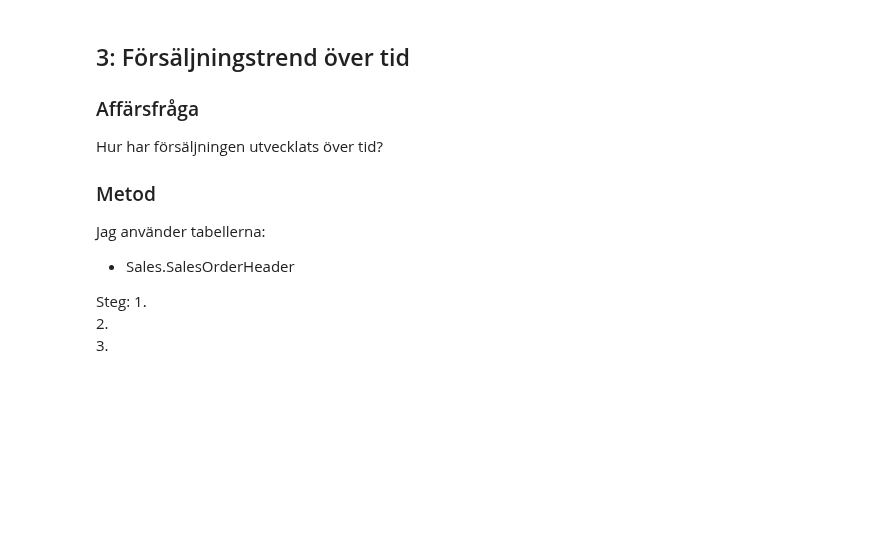
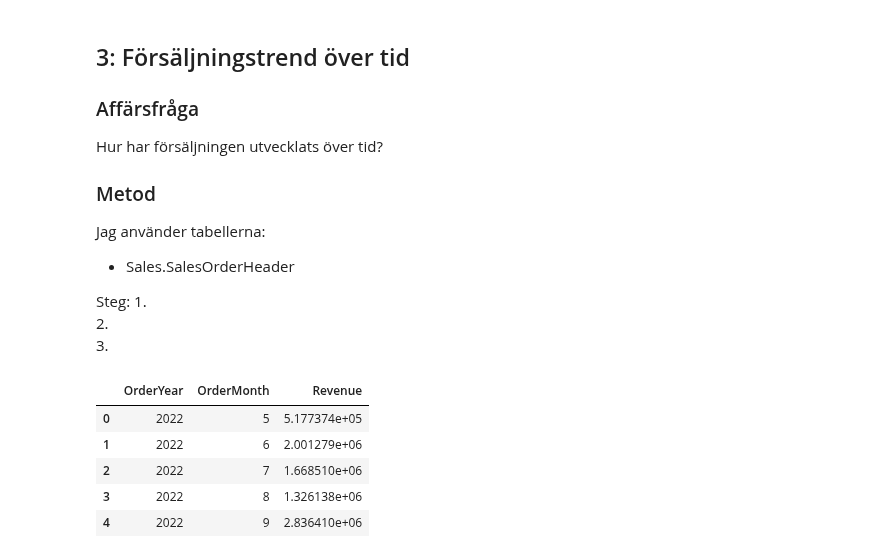
Before and after one commit to MarcusMorlock/SQLInl-mning_Marcus, a Jupyter notebook: report.ipynb, the cells around one changed output. Saved outputs shown, nothing was run; the diff lists cells and outputs as text; code cells hidden in the pictures; blank space fills up the shorter version.

```diff
--- a/report.ipynb
+++ b/report.ipynb
@@ -143,18 +159,26 @@ Steg:
 # %%
 query_sell_per_month ="""
 SELECT
 
     YEAR(soh.OrderDate) as OrderYear,
     MONTH(soh.OrderDate) as OrderMonth,
     SUM(sod.LineTotal) as Revenue
 
 FROM Sales.SalesOrderHeader as soh
 INNER JOIN Sales.SalesOrderDetail as sod on soh.SalesOrderID = sod.SalesOrderID
+WHERE YEAR(soh.OrderDate) < 2025
 GROUP BY YEAR(soh.OrderDate), MONTH(soh.OrderDate)
 ORDER BY  YEAR(soh.OrderDate), MONTH(soh.OrderDate) ASC
 """
 query_sell_per_month_df = sql_report.query_df(query_sell_per_month)
 query_sell_per_month_df.head()
 simple_df = year_month_combined(query_sell_per_month_df)
 simple_df.head()
+# %% [output]
+|  | OrderYear | OrderMonth | Revenue |
+| 0 | 2022 | 5 | 5.177374e+05 |
+| 1 | 2022 | 6 | 2.001279e+06 |
+| 2 | 2022 | 7 | 1.668510e+06 |
+| 3 | 2022 | 8 | 1.326138e+06 |
+| 4 | 2022 | 9 | 2.836410e+06 |
 # %%
```
Also changed, not shown: parts of 5 cells of this notebook, 1 other file.
